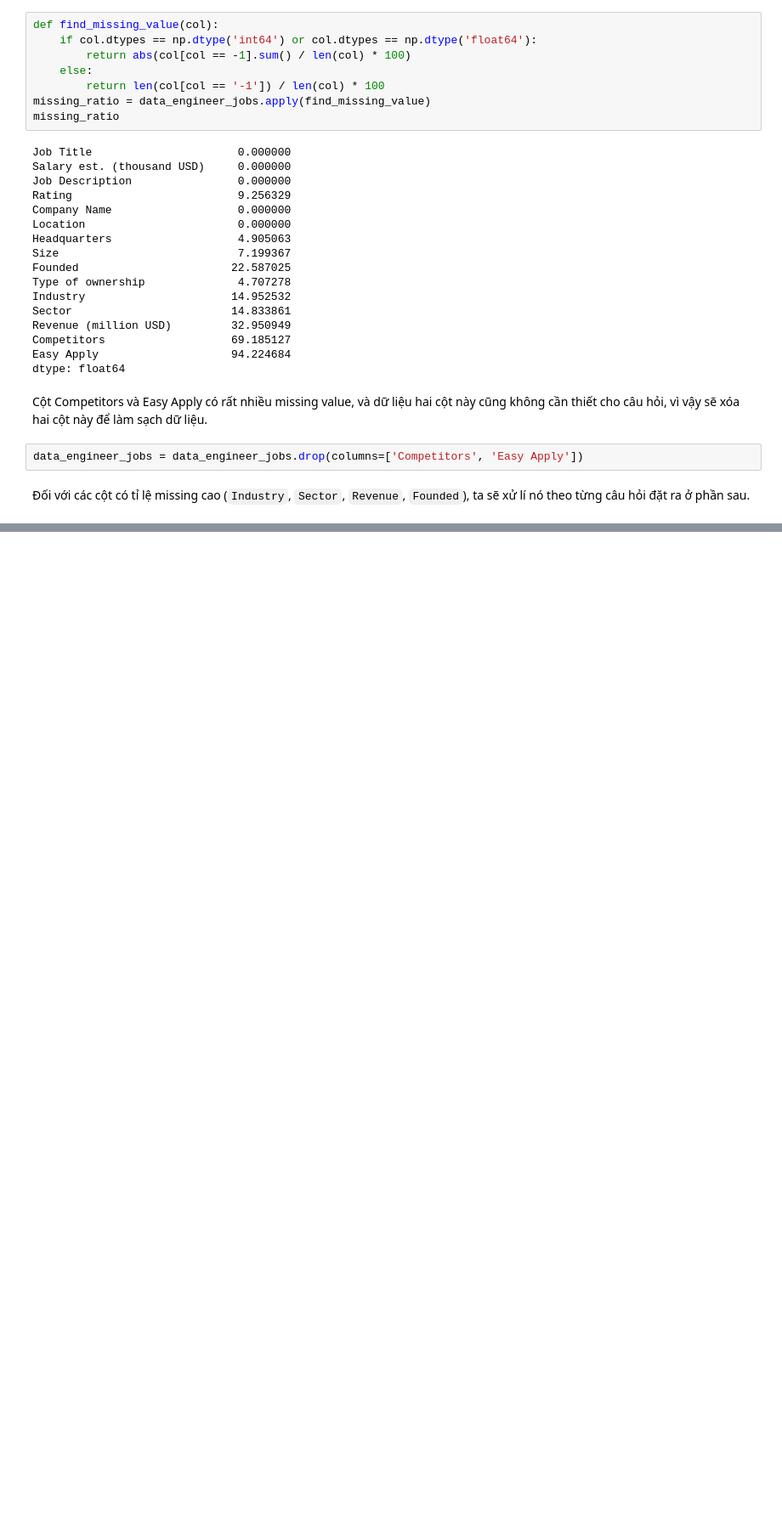
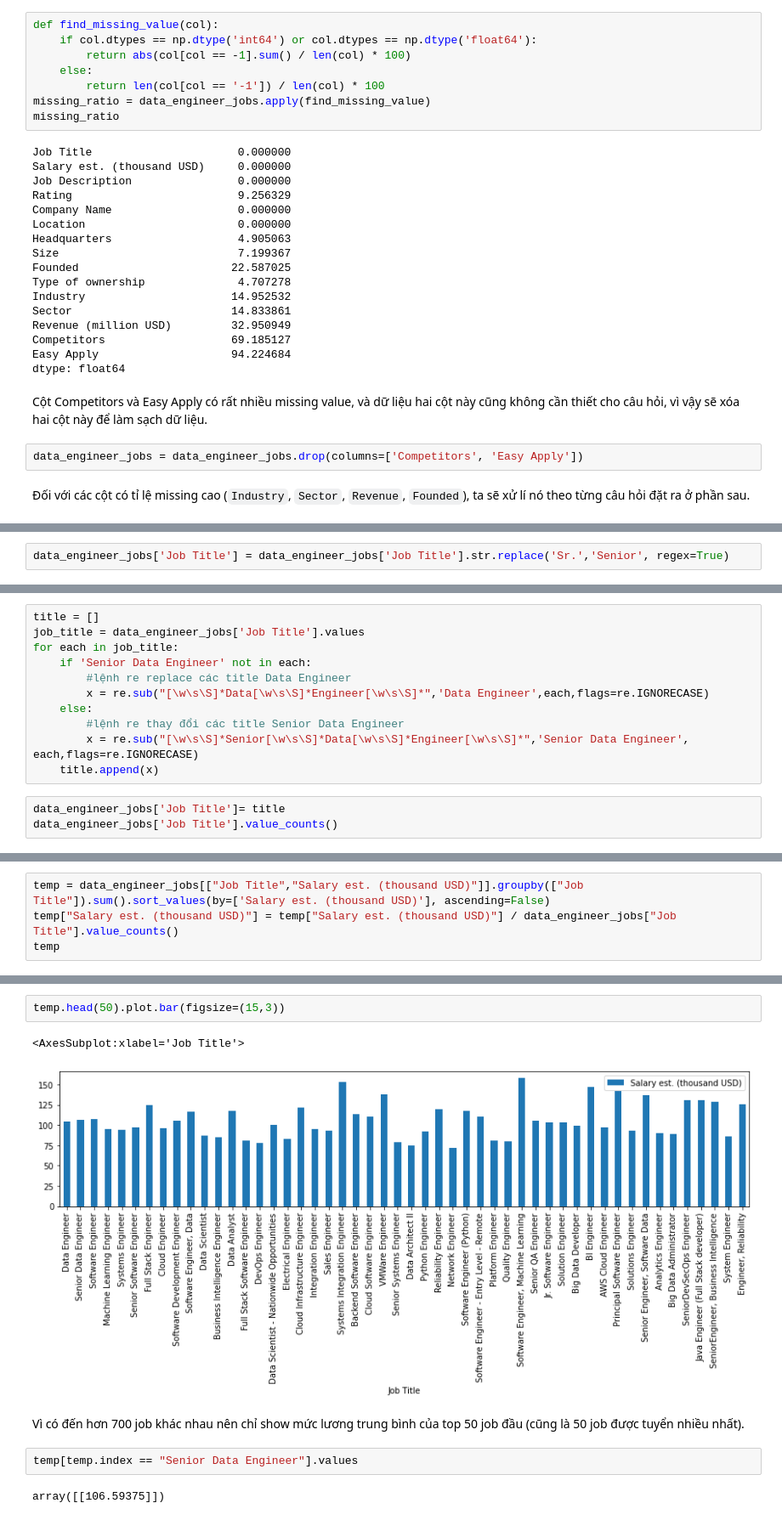
Before and after one commit to Hien-Hirune/FinalProject_KHDL, a Jupyter notebook: Analysis.ipynb, the cells around one changed output, grey strips where cells are left out. Shown at 85% size. Cells and saved outputs as stored; diff of their text form; blank space fills up the shorter version.

```diff
--- a/Analysis.ipynb
+++ b/Analysis.ipynb
@@ -284,0 +368,2 @@ tmp[['Location','Revenue (million USD)']]
+# %%
+data_engineer_jobs['Job Title'] = data_engineer_jobs['Job Title'].str.replace('Sr.','Senior', regex=True)
@@ -284,0 +372,14 @@ tmp[['Location','Revenue (million USD)']]
+# %%
+title = []
+job_title = data_engineer_jobs['Job Title'].values
+for each in job_title:
+    if 'Senior Data Engineer' not in each:
+        #lệnh re replace các title Data Engineer
+        x = re.sub("[\w\s\S]*Data[\w\s\S]*Engineer[\w\s\S]*",'Data Engineer',each,flags=re.IGNORECASE)
+    else:
+        #lệnh re thay đổi các title Senior Data Engineer
+        x = re.sub("[\w\s\S]*Senior[\w\s\S]*Data[\w\s\S]*Engineer[\w\s\S]*",'Senior Data Engineer', each,flags=re.IGNORECASE)
+    title.append(x)
+# %%
+data_engineer_jobs['Job Title']= title
+data_engineer_jobs['Job Title'].value_counts()
@@ -288,0 +403,4 @@ tmp[['Location','Revenue (million USD)']]
+# %%
+temp = data_engineer_jobs[["Job Title","Salary est. (thousand USD)"]].groupby(["Job Title"]).sum().sort_values(by=['Salary est. (thousand USD)'], ascending=False)
+temp["Salary est. (thousand USD)"] = temp["Salary est. (thousand USD)"] / data_engineer_jobs["Job Title"].value_counts()
+temp
@@ -288,0 +422,11 @@ tmp[['Location','Revenue (million USD)']]
+# %%
+temp.head(50).plot.bar(figsize=(15,3))
+# %% [output]
+<AxesSubplot:xlabel='Job Title'>
+[figure, added]
+# %% [markdown]
+Vì có đến hơn 700 job khác nhau nên chỉ show mức lương trung bình của top 50 job đầu (cũng là 50 job được tuyển nhiều nhất).
+# %%
+temp[temp.index == "Senior Data Engineer"].values
+# %% [output]
+array([[106.59375]])
```
Also changed, not shown: parts of 36 cells of this notebook.
